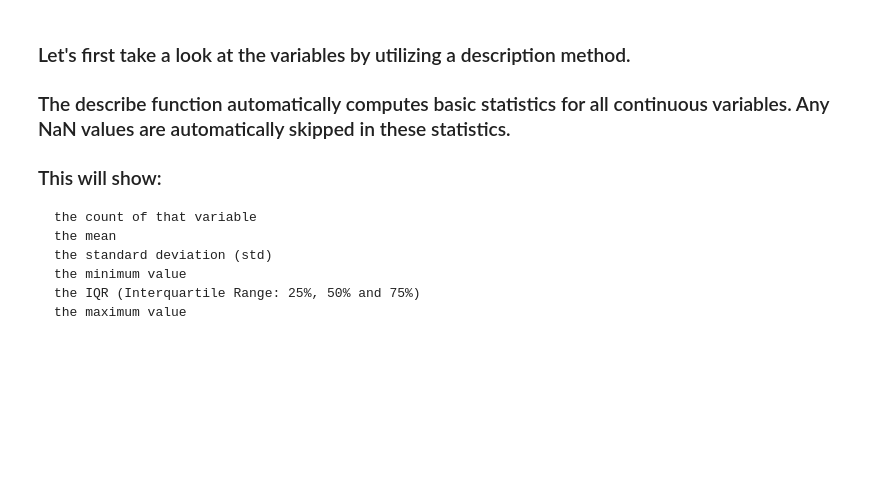
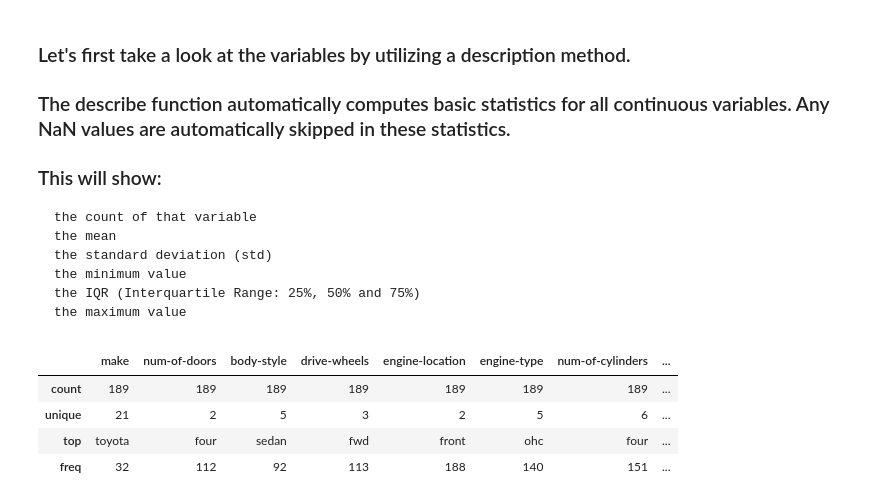
Before and after one commit to nayeem29dse/Car-Data-Analysis, a Jupyter notebook: automobiles_analysis.ipynb, the cells around one changed output. Saved outputs shown, nothing was run; the diff lists cells and outputs as text; code cells hidden in the pictures; blank space fills up the shorter version.

```diff
--- a/automobiles_analysis.ipynb
+++ b/automobiles_analysis.ipynb
@@ -622,3 +622,11 @@ sns.boxplot(x="drive-wheels", y="price", data=df)
     the minimum value
     the IQR (Interquartile Range: 25%, 50% and 75%)
     the maximum value
+# %%
+df.describe(include=['object'])
+# %% [output]
+|  | make | num-of-doors | body-style | drive-wheels | engine-location | engine-type | num-of-cylinders | ... |
+| count | 189 | 189 | 189 | 189 | 189 | 189 | 189 | ... |
+| unique | 21 | 2 | 5 | 3 | 2 | 5 | 6 | ... |
+| top | toyota | four | sedan | fwd | front | ohc | four | ... |
+| freq | 32 | 112 | 92 | 113 | 188 | 140 | 151 | ... |
```
Also changed, not shown: parts of 11 cells of this notebook.
